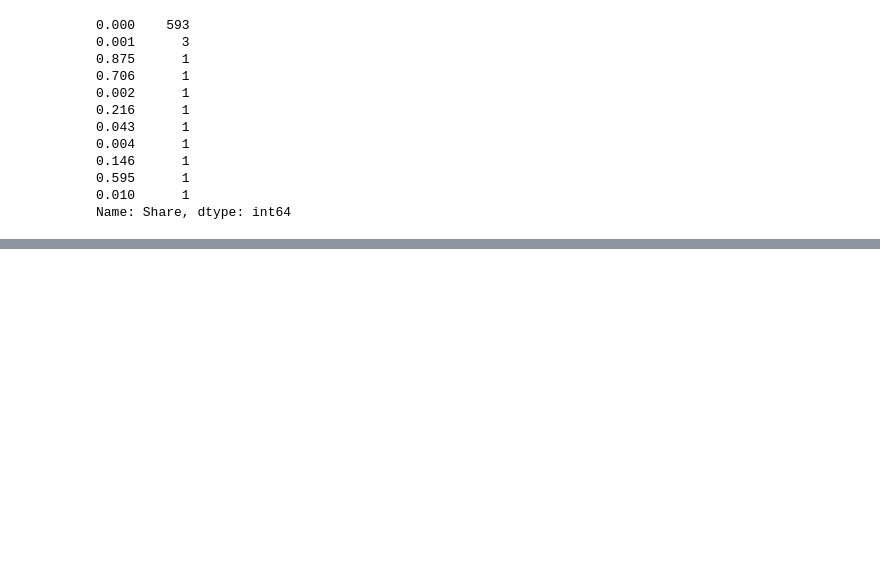
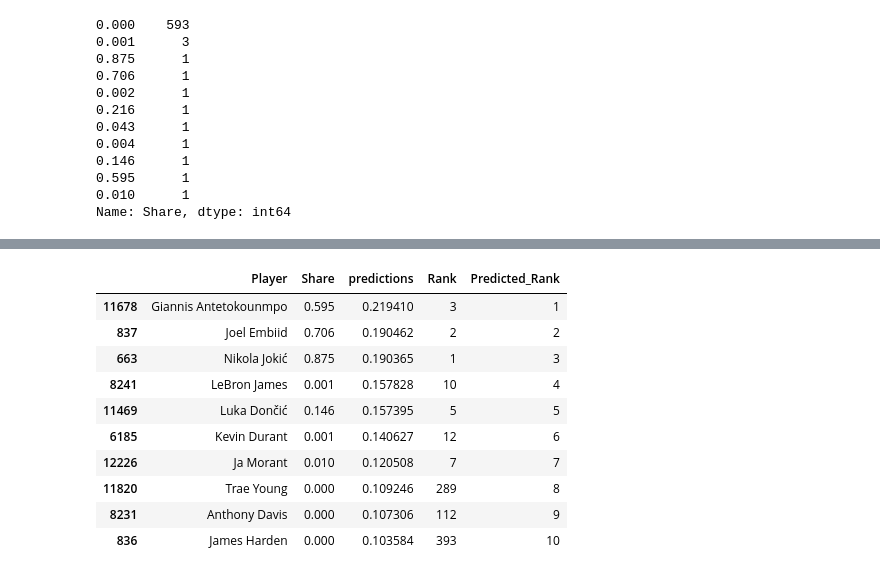
Before and after one commit to solairamu/nba-ML, a Jupyter notebook: machine_learning.ipynb, the cells around one changed output, grey strips where cells are left out. Cells and saved outputs as stored; diff of their text form; code cells hidden in the pictures; blank space fills up the shorter version.

```diff
--- a/machine_learning.ipynb
+++ b/machine_learning.ipynb
@@ -155,3 +155,6 @@ combination["Share"].value_counts()
 0.595      1
 0.010      1
 Name: Share, dtype: int64
+# %%
+combination = combination.sort_values("Share", ascending=False)
+combination["Rank"] = list(range(1, combination.shape[0]+1))
@@ -157,0 +175,17 @@ Name: Share, dtype: int64
+# %%
+combination = combination.sort_values("predictions", ascending=False)
+combination["Predicted_Rank"] = list(range(1, combination.shape[0]+1))
+# %%
+combination.head(10)
+# %% [output]
+|  | Player | Share | predictions | Rank | Predicted_Rank |
+| 11678 | Giannis Antetokounmpo | 0.595 | 0.219410 | 3 | 1 |
+| 837 | Joel Embiid | 0.706 | 0.190462 | 2 | 2 |
+| 663 | Nikola Jokić | 0.875 | 0.190365 | 1 | 3 |
+| 8241 | LeBron James | 0.001 | 0.157828 | 10 | 4 |
+| 11469 | Luka Dončić | 0.146 | 0.157395 | 5 | 5 |
+| 6185 | Kevin Durant | 0.001 | 0.140627 | 12 | 6 |
+| 12226 | Ja Morant | 0.010 | 0.120508 | 7 | 7 |
+| 11820 | Trae Young | 0.000 | 0.109246 | 289 | 8 |
+| 8231 | Anthony Davis | 0.000 | 0.107306 | 112 | 9 |
+| 836 | James Harden | 0.000 | 0.103584 | 393 | 10 |
```
Also changed, not shown: parts of 5 cells of this notebook.
